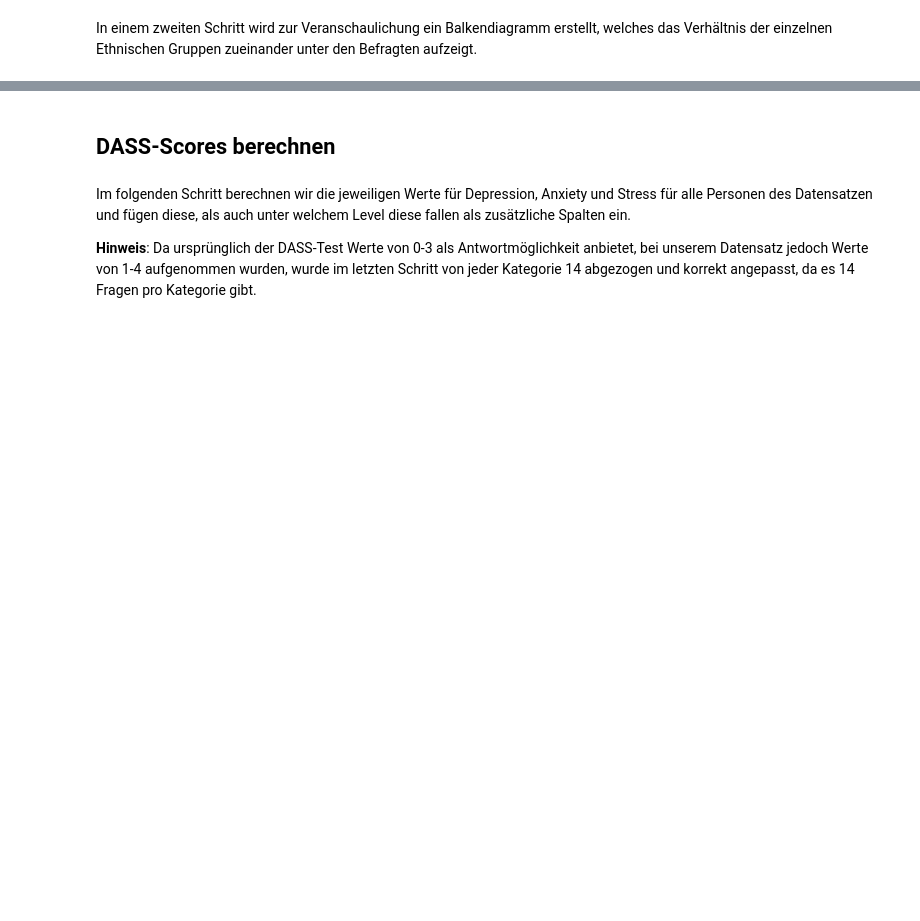
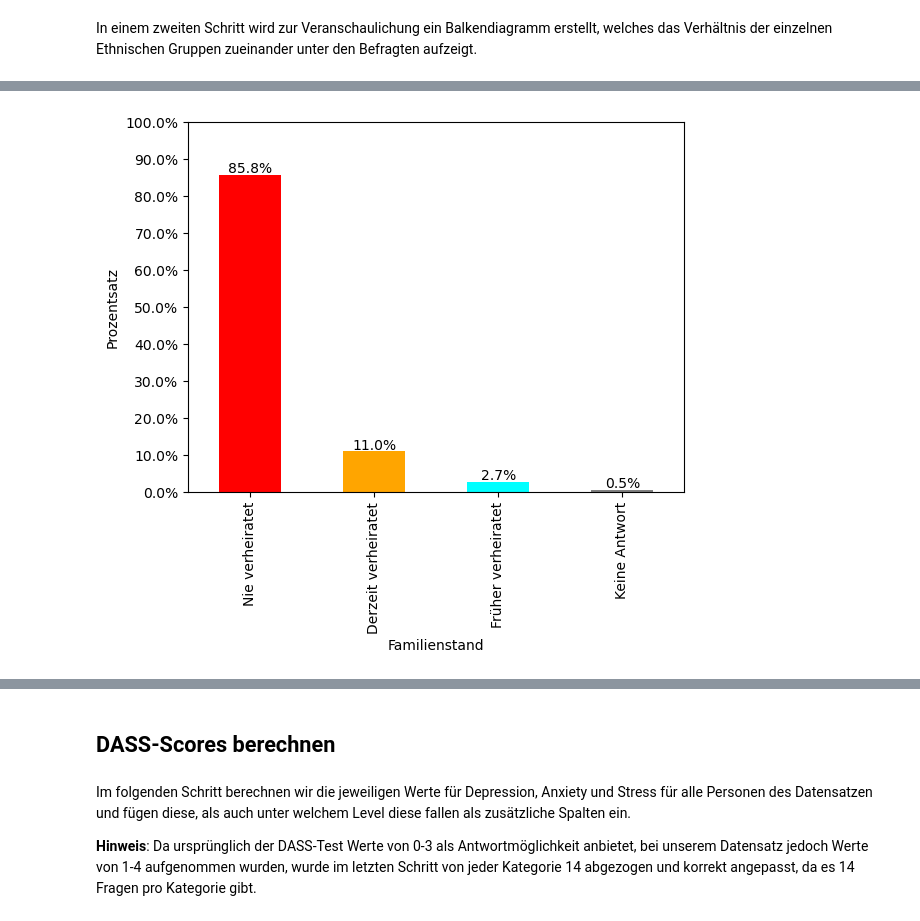
Before and after one commit to wi21b030/Mental-Health, a Jupyter notebook: Mental-Health.ipynb, the cells around one changed output, grey strips where cells are left out. Saved outputs shown, nothing was run; the diff lists cells and outputs as text; code cells hidden in the pictures; blank space fills up the shorter version.

```diff
--- a/Mental-Health.ipynb
+++ b/Mental-Health.ipynb
@@ -307,19 +413,19 @@ for value, count in value_counts_married.items():
 # %%
-married_dict = {0: 'Did Not Answer', 1: 'Never married', 2: 'Currently married', 3: 'Previously married'}
-
+married = data['married'].dropna()
+value_counts_married = married.value_counts()
+married_dict ={0: 'Keine Antwort', 1: 'Nie verheiratet', 2: 'Derzeit verheiratet', 3: 'Früher verheiratet'}
 married_legend = data['married'].replace(married_dict)
-
 married_counts = married_legend.value_counts()
-
 married_percent = married_counts * 100 / married_counts.sum()
-
 ax = married_percent.plot(kind='bar', color=['red','orange','cyan','grey'])
-ax.set_xlabel('Marital Status')
-ax.set_ylabel('Percentage')
+ax.set_xlabel('Familienstand')
+ax.set_ylabel('Prozentsatz')
 ax.set_yticks(range(0, 101, 10))
 ax.set_yticklabels(['{:,.1f}%'.format(x) for x in range(0, 101, 10)])
 for i, v in enumerate(married_percent):
     ax.text(i, v+0.5, '{:.1f}%'.format(v), ha='center')
 plt.show()
+# %% [output]
+[figure, added]
 # %%
 family_size = data['familysize'].dropna()
```
Also changed, not shown: parts of 66 cells of this notebook.
